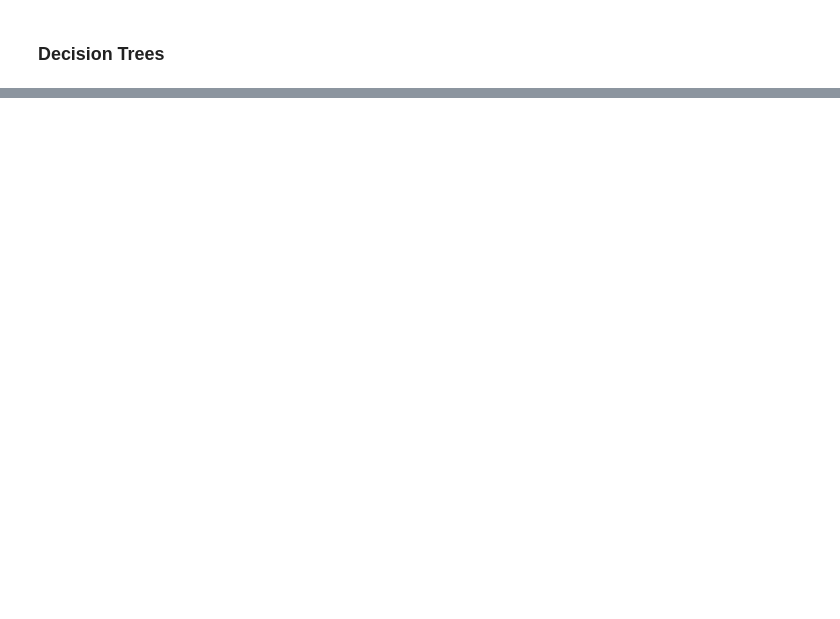
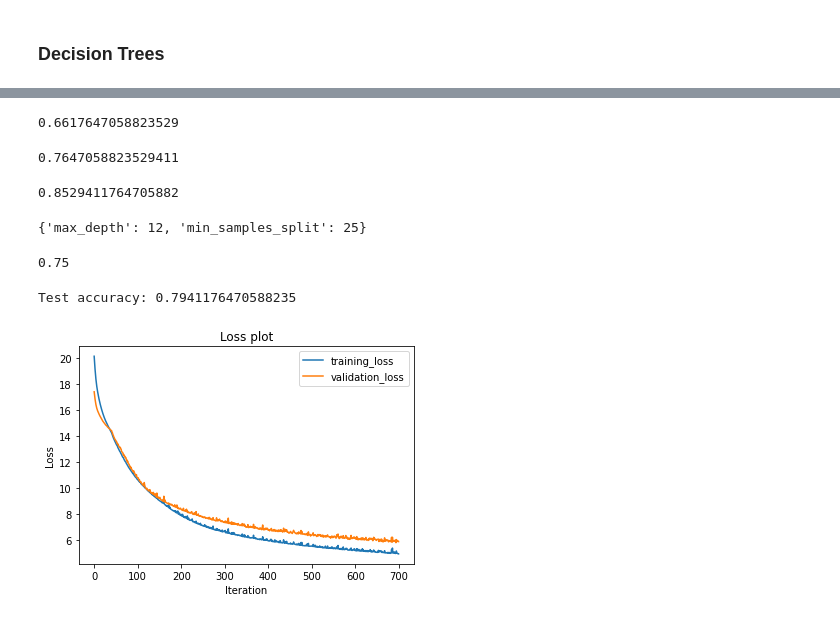
Before and after one commit to amandashu/Cupcake-Muffin-Classification, a Jupyter notebook: reports/analysis.ipynb, the cells around one changed output, grey strips where cells are left out. Saved outputs shown, nothing was run; the diff lists cells and outputs as text; code cells hidden in the pictures; blank space fills up the shorter version.

```diff
--- a/reports/analysis.ipynb
+++ b/reports/analysis.ipynb
@@ -157,0 +275,39 @@ Feature: Butter (%), Score: 0.0729434572519679
+# %%
+clf = SVC(**grid.best_params_)
+clf.fit(X_train, y_train)
+accuracy_score(clf.predict(X_test), y_test)
+# %% [output]
+0.6617647058823529
+# %%
+clf = SVC()
+clf.fit(X_train[['Flour (%)', 'Baking Powder (%)']], y_train)
+accuracy_score(clf.predict(X_test[['Flour (%)', 'Baking Powder (%)']]), y_test)
+# %% [output]
+0.7647058823529411
+# %%
+clf = SVC(**grid.best_params_)
+clf.fit(X_train[['Flour (%)', 'Baking Powder (%)']], y_train)
+accuracy_score(clf.predict(X_test[['Flour (%)', 'Baking Powder (%)']]), y_test)
+# %% [output]
+0.8529411764705882
+# %%
+#tuning with all features
+parameters = {'min_samples_split':[5,10,25,50],
+              'max_depth':[4,6,8,10,12,14]}
+clf = RandomForestClassifier()
+clf = GridSearchCV(clf, parameters)
+clf.fit(X_train,y_train)
+clf.best_params_
+# %% [output]
+{'max_depth': 12, 'min_samples_split': 25}
+# %%
+clf = RandomForestClassifier(max_depth=4,min_samples_split=10)
+clf.fit(X_train, y_train)
+accuracy_score(clf.predict(X_test), y_test)
+# %% [output]
+0.75
+# %%
+run_mlp(X_train, y_train, X_test, y_test)
+# %% [output]
+Test accuracy: 0.7941176470588235
+[figure, added]
```
Also changed, not shown: parts of 26 cells of this notebook, 2 other files.
